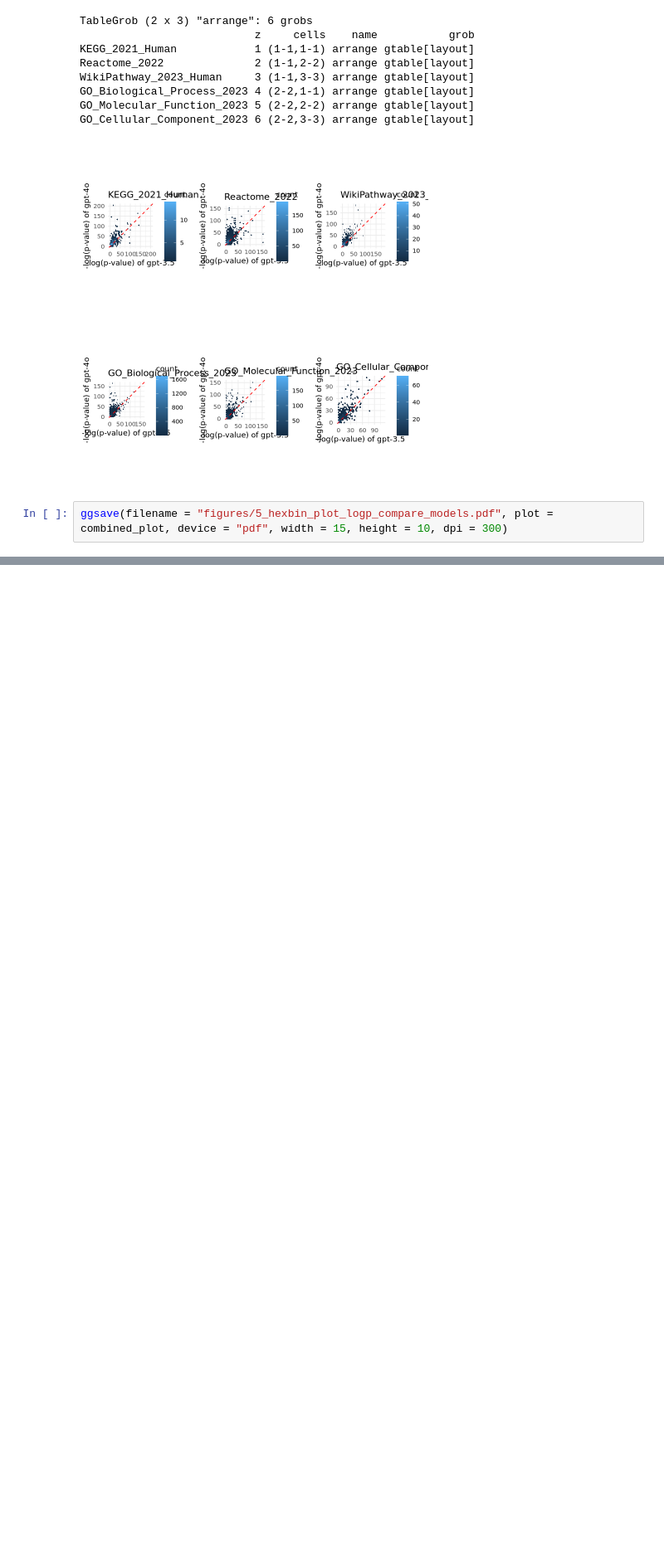
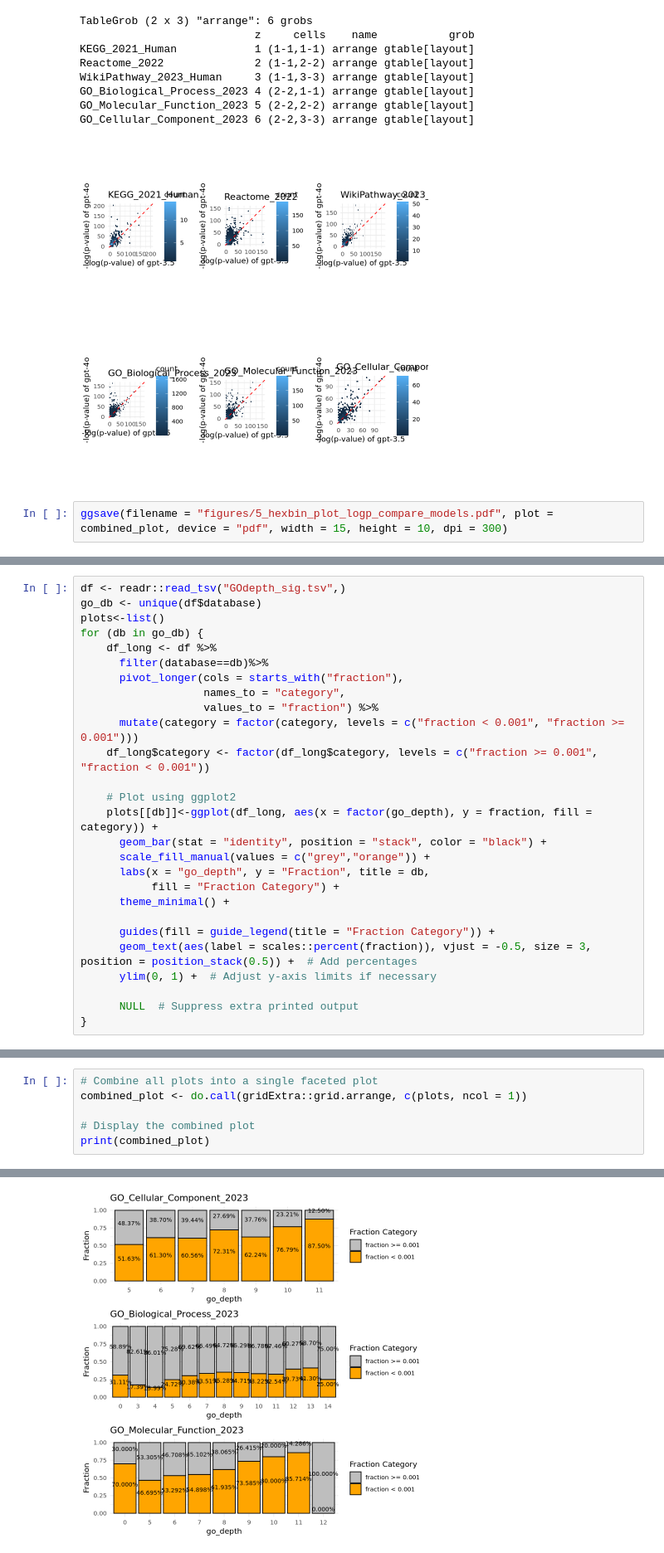
Before and after one commit to Alector-BIO/llm2geneset, a Jupyter notebook: notebooks/figures.ipynb, the cells around one changed output, grey strips where cells are left out. Shown at 83% size. Saved outputs shown, nothing was run; the diff lists cells and outputs as text; blank space fills up the shorter version.

Commit message:
save plots for go depth

```diff
--- a/notebooks/figures.ipynb
+++ b/notebooks/figures.ipynb
@@ -402,0 +405,27 @@ ggsave(filename = "figures/5_hexbin_plot_logp_compare_models.pdf", plot = combin
+# %%
+df <- readr::read_tsv("GOdepth_sig.tsv",)
+go_db <- unique(df$database)
+plots<-list()
+for (db in go_db) {
+    df_long <- df %>%
+      filter(database==db)%>%
+      pivot_longer(cols = starts_with("fraction"),
+                   names_to = "category",
+                   values_to = "fraction") %>%
+      mutate(category = factor(category, levels = c("fraction < 0.001", "fraction >= 0.001")))
+    df_long$category <- factor(df_long$category, levels = c("fraction >= 0.001", "fraction < 0.001"))
+
+    # Plot using ggplot2
+    plots[[db]]<-ggplot(df_long, aes(x = factor(go_depth), y = fraction, fill = category)) +
+      geom_bar(stat = "identity", position = "stack", color = "black") +
+      scale_fill_manual(values = c("grey","orange")) +
+      labs(x = "go_depth", y = "Fraction", title = db,
+           fill = "Fraction Category") +
+      theme_minimal() +
+
+      guides(fill = guide_legend(title = "Fraction Category")) +
+      geom_text(aes(label = scales::percent(fraction)), vjust = -0.5, size = 3, position = position_stack(0.5)) +  # Add percentages
+      ylim(0, 1) +  # Adjust y-axis limits if necessary
+
+      NULL  # Suppress extra printed output
+}
@@ -402,0 +441,7 @@ ggsave(filename = "figures/5_hexbin_plot_logp_compare_models.pdf", plot = combin
+# %%
+# Combine all plots into a single faceted plot
+combined_plot <- do.call(gridExtra::grid.arrange, c(plots, ncol = 1))
+
+# Display the combined plot
+print(combined_plot)
+# %% [output]
@@ -402,0 +453 @@ ggsave(filename = "figures/5_hexbin_plot_logp_compare_models.pdf", plot = combin
+[figure, added]
```
Also changed, not shown: parts of 4 cells of this notebook, 1 other file.
